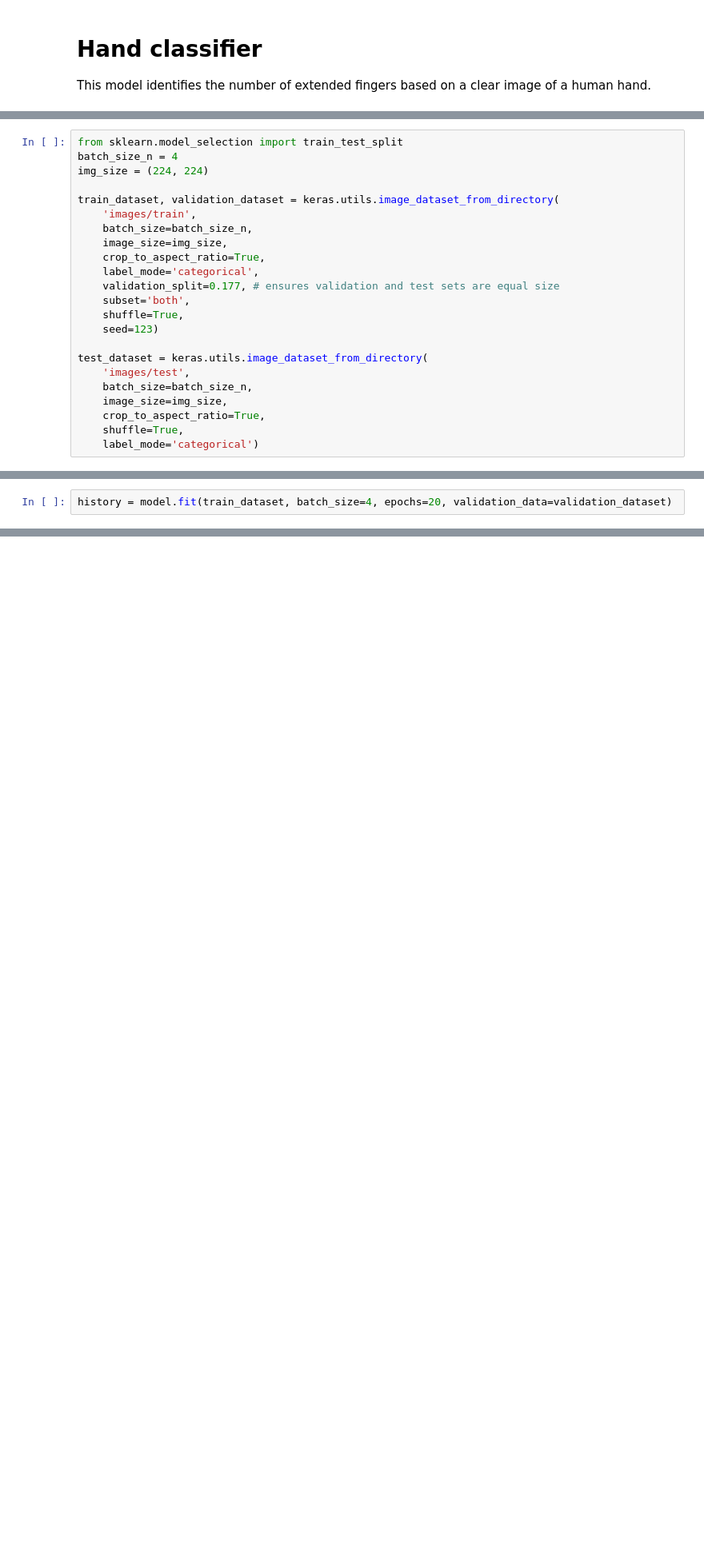
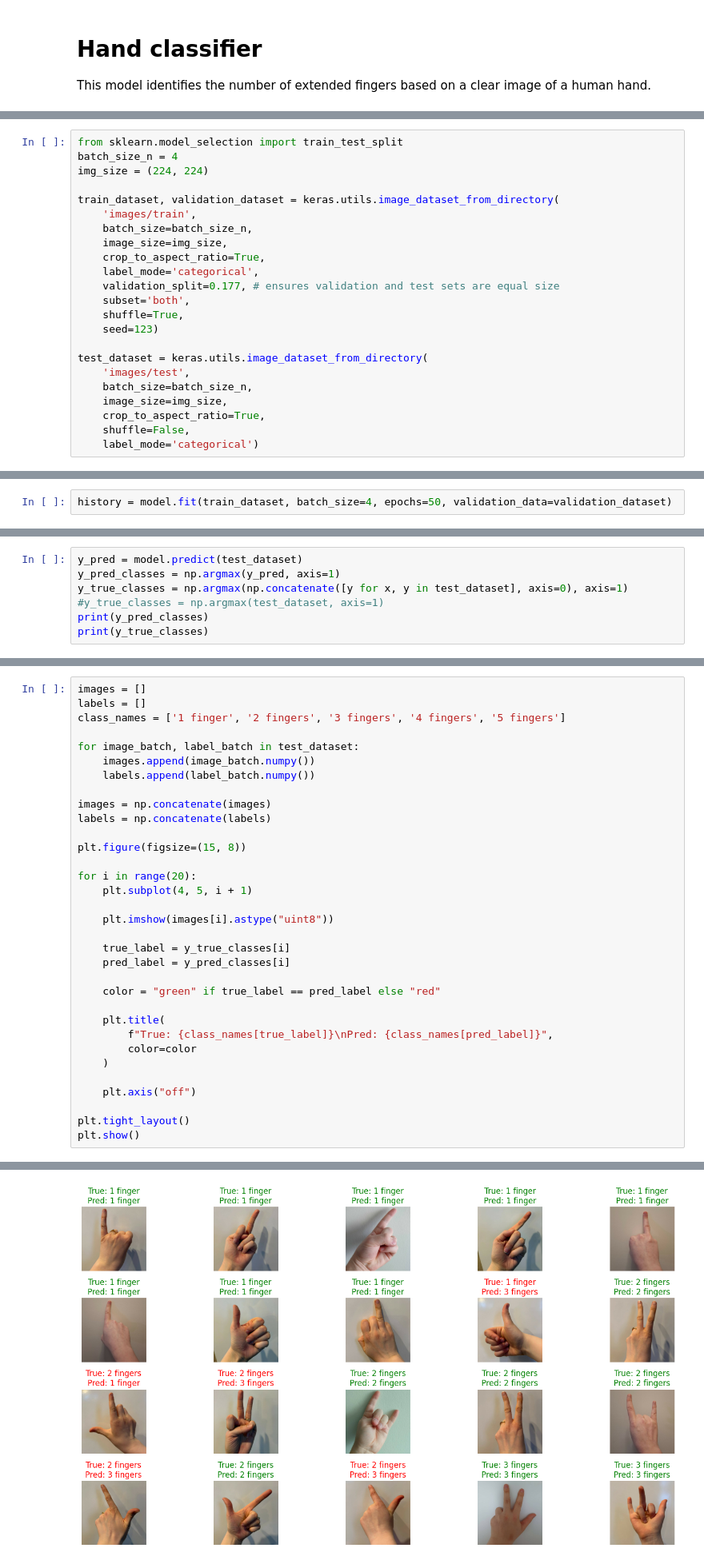
Before and after one commit to WelehoBRUDER/MetropoliaAMK-neural-networks, a Jupyter notebook: hand-model/hand-classifier.ipynb, the cells around one changed output, grey strips where cells are left out. Shown at 80% size. Drawn from its saved outputs; the diff is of its cells as text; blank space fills up the shorter version.

```diff
--- a/hand-model/hand-classifier.ipynb
+++ b/hand-model/hand-classifier.ipynb
@@ -38,7 +38,7 @@ test_dataset = keras.utils.image_dataset_from_directory(
     batch_size=batch_size_n,
     image_size=img_size,
     crop_to_aspect_ratio=True,
-    shuffle=True,
+    shuffle=False,
     label_mode='categorical')
 # %% [output]
 Found 255 files belonging to 5 classes.
@@ -78,5 +78,5 @@ model = Sequential([
 
 model.compile(optimizer=Adam(learning_rate = 0.0001), loss='categorical_crossentropy', metrics=['accuracy'])
 # %%
-history = model.fit(train_dataset, batch_size=4, epochs=20, validation_data=validation_dataset)
+history = model.fit(train_dataset, batch_size=4, epochs=50, validation_data=validation_dataset)
 # %% [output]
@@ -120,0 +131,7 @@ print(f"The model's test accuracy is {acc}")
+# %%
+y_pred = model.predict(test_dataset)
+y_pred_classes = np.argmax(y_pred, axis=1)
+y_true_classes = np.argmax(np.concatenate([y for x, y in test_dataset], axis=0), axis=1)
+#y_true_classes = np.argmax(test_dataset, axis=1)
+print(y_pred_classes)
+print(y_true_classes)
@@ -120,0 +145,34 @@ print(f"The model's test accuracy is {acc}")
+# %%
+images = []
+labels = []
+class_names = ['1 finger', '2 fingers', '3 fingers', '4 fingers', '5 fingers']
+
+for image_batch, label_batch in test_dataset:
+    images.append(image_batch.numpy())
+    labels.append(label_batch.numpy())
+
+images = np.concatenate(images)
+labels = np.concatenate(labels)
+
+plt.figure(figsize=(15, 8))
+
+for i in range(20):
+    plt.subplot(4, 5, i + 1)
+
+    plt.imshow(images[i].astype("uint8"))
+
+    true_label = y_true_classes[i]
+    pred_label = y_pred_classes[i]
+
+    color = "green" if true_label == pred_label else "red"
+
+    plt.title(
+        f"True: {class_names[true_label]}\nPred: {class_names[pred_label]}",
+        color=color
+    )
+
+    plt.axis("off")
+
+plt.tight_layout()
+plt.show()
+# %% [output]
@@ -120,0 +180 @@ print(f"The model's test accuracy is {acc}")
+[figure, added]
```
Also changed, not shown: parts of 17 cells of this notebook, 1 other file.
